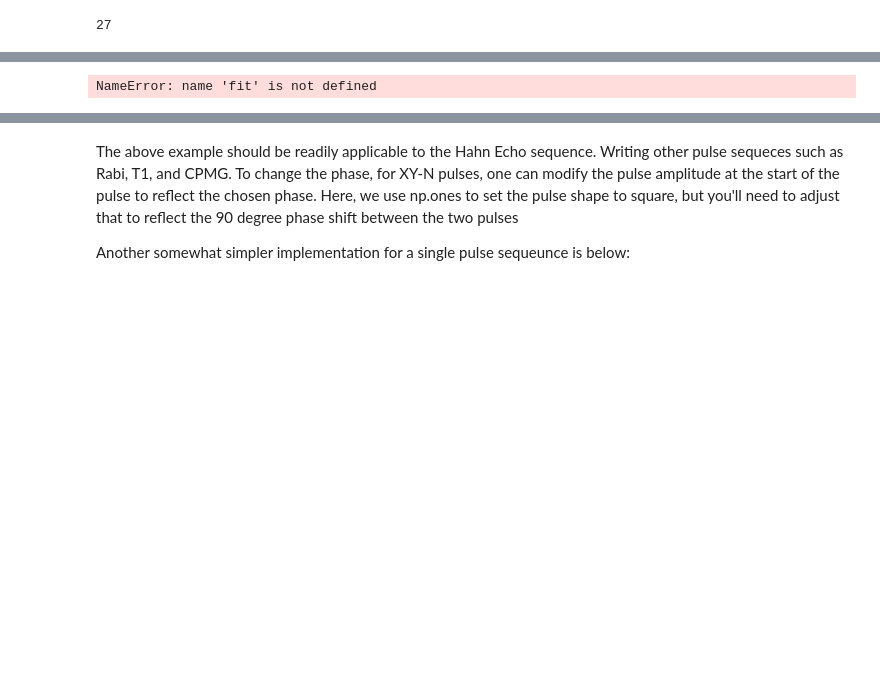
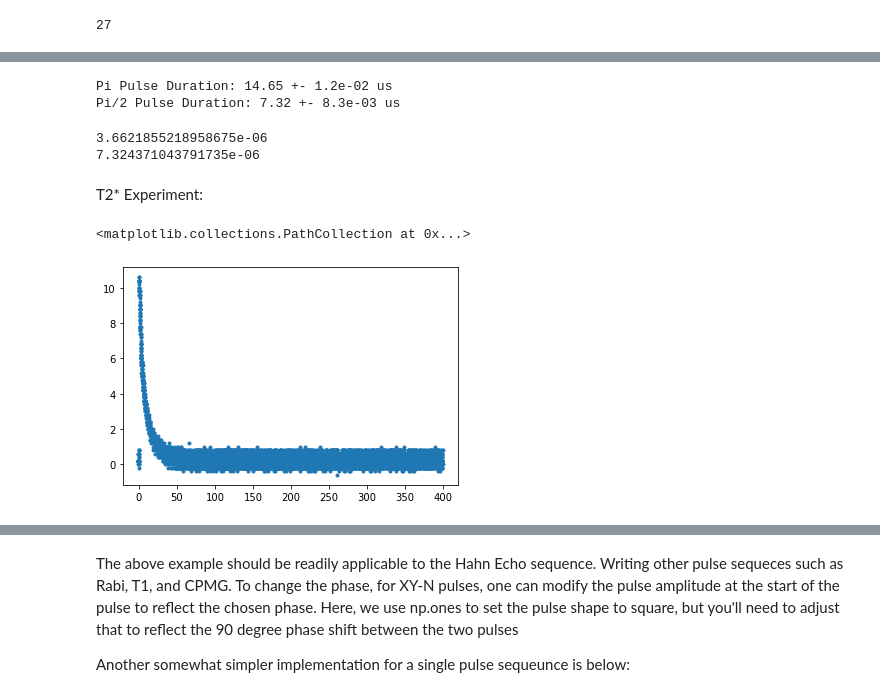
Before and after one commit to 314152718/NMR, a Jupyter notebook: NMR_SampleCode_New.ipynb, the cells around one changed output, grey strips where cells are left out. Cells and saved outputs as stored; diff of their text form; code cells hidden in the pictures; blank space fills up the shorter version.

```diff
--- a/NMR_SampleCode_New.ipynb
+++ b/NMR_SampleCode_New.ipynb
@@ -246 +185,7 @@ KeyboardInterrupt:
+# %%
+f = open('data_newfinal_rabi.txt', 'w')
+for i in range(len(rabi_times)):
+    f.write(str(rabi_times[i])+','+str(amps[i])+'\n')
+f.close()
+#drift from 21.37134MHz to 21.37134MHz
 # %%
@@ -302,12 +225,21 @@ plt.show()
 pi_time = fit[2]
 pi_time_err = np.sqrt(err[2,2])
 pi_2_time = pi_time/2
-pi_t_time_err = np.sqrt(err[2,2]/2)
+pi_2_time_err = np.sqrt(err[2,2]/2)
 
-print('Pi Pulse Duration: %.2f +- %.1e ms' % (pi_time, pi_time_err))
-print('Pi/2 Pulse Duration: %.2f +- %.1e ms' % (pi_2_time, pi_2_time_err))
+print('Pi Pulse Duration: %.2f +- %.1e us' % (pi_time, pi_time_err))
+print('Pi/2 Pulse Duration: %.2f +- %.1e us' % (pi_2_time, pi_2_time_err))
 # %% [output]
-NameError: name 'fit' is not defined
+Pi Pulse Duration: 14.65 +- 1.2e-02 us
+Pi/2 Pulse Duration: 7.32 +- 8.3e-03 us
 # %%
 pi_duration = pi_time*1e-6
 pi2_duration = pi_2_time*1e-6
+pi_duration /= 2
+pi2_duration /= 2
+# %%
+print(pi2_duration)
+print(pi_duration)
+# %% [output]
+3.6621855218958675e-06
+7.324371043791735e-06
@@ -313,0 +254,17 @@ pi2_duration = pi_2_time*1e-6
+# %% [markdown]
+T2* Experiment:
+# %%
+def integral(x, y):
+    amp_integral = 0
+    for i in range(1, len(y)):
+        amp_integral += y[i]*(x[i] - x[i-1])*1e3
+    return amp_integral
+
+rabi_pulse(pi2_duration)
+x,y = trace(2)
+normalization_const = max(y)
+x = x*1e3
+plt.scatter(x,y , marker = '.')
+# %% [output]
+<matplotlib.collections.PathCollection at 0x...>
+[figure, added]
```
Also changed, not shown: parts of 87 cells of this notebook, 6 other files.
